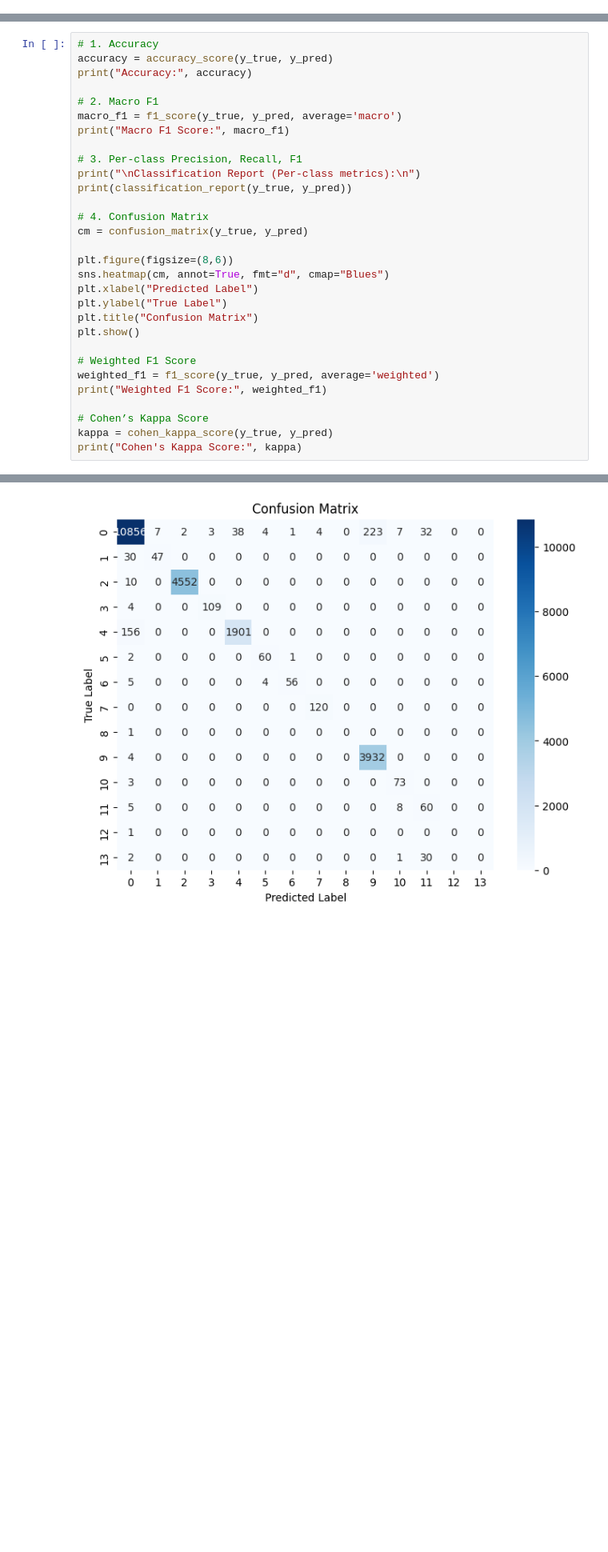
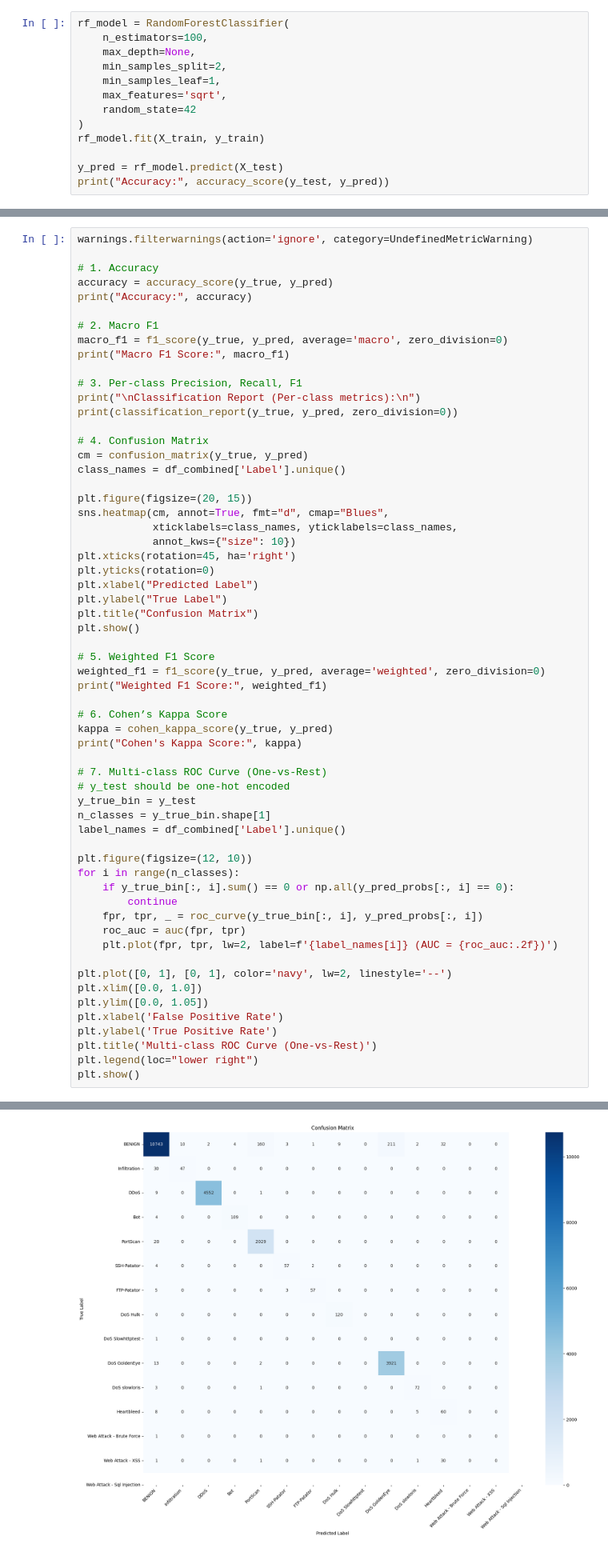
Before and after one commit to JamesTan44181/DLI-Group-Assignment, a Jupyter notebook: GroupAssignment.ipynb, the cells around one changed output, grey strips where cells are left out. Shown at 80% size. Saved outputs shown, nothing was run; the diff lists cells and outputs as text; blank space fills up the shorter version.

```diff
--- a/GroupAssignment.ipynb
+++ b/GroupAssignment.ipynb
@@ -359,0 +365,13 @@ Model: "sequential"
+# %%
+rf_model = RandomForestClassifier(
+    n_estimators=100,
+    max_depth=None,
+    min_samples_split=2,
+    min_samples_leaf=1,
+    max_features='sqrt',
+    random_state=42
+)
+rf_model.fit(X_train, y_train)
+
+y_pred = rf_model.predict(X_test)
+print("Accuracy:", accuracy_score(y_test, y_pred))
@@ -418,33 +438,63 @@ y_true = y_test.argmax(axis=1)
 # %% [markdown]
 Evaluation Metrics
 # %%
+warnings.filterwarnings(action='ignore', category=UndefinedMetricWarning)
+
 # 1. Accuracy
 accuracy = accuracy_score(y_true, y_pred)
 print("Accuracy:", accuracy)
 
 # 2. Macro F1
-macro_f1 = f1_score(y_true, y_pred, average='macro')
+macro_f1 = f1_score(y_true, y_pred, average='macro', zero_division=0)
 print("Macro F1 Score:", macro_f1)
 
 # 3. Per-class Precision, Recall, F1
 print("\nClassification Report (Per-class metrics):\n")
-print(classification_report(y_true, y_pred))
+print(classification_report(y_true, y_pred, zero_division=0))
 
 # 4. Confusion Matrix
 cm = confusion_matrix(y_true, y_pred)
+class_names = df_combined['Label'].unique()
 
-plt.figure(figsize=(8,6))
-sns.heatmap(cm, annot=True, fmt="d", cmap="Blues")
+plt.figure(figsize=(20, 15))
+sns.heatmap(cm, annot=True, fmt="d", cmap="Blues",
+            xticklabels=class_names, yticklabels=class_names,
+            annot_kws={"size": 10})
+plt.xticks(rotation=45, ha='right')
+plt.yticks(rotation=0)
 plt.xlabel("Predicted Label")
 plt.ylabel("True Label")
 plt.title("Confusion Matrix")
 plt.show()
 
-# Weighted F1 Score
-weighted_f1 = f1_score(y_true, y_pred, average='weighted')
+# 5. Weighted F1 Score
+weighted_f1 = f1_score(y_true, y_pred, average='weighted', zero_division=0)
 print("Weighted F1 Score:", weighted_f1)
 
-# Cohen’s Kappa Score
+# 6. Cohen’s Kappa Score
 kappa = cohen_kappa_score(y_true, y_pred)
 print("Cohen's Kappa Score:", kappa)
+
+# 7. Multi-class ROC Curve (One-vs-Rest)
+# y_test should be one-hot encoded
+y_true_bin = y_test
+n_classes = y_true_bin.shape[1]
+label_names = df_combined['Label'].unique()
+
+plt.figure(figsize=(12, 10))
+for i in range(n_classes):
+    if y_true_bin[:, i].sum() == 0 or np.all(y_pred_probs[:, i] == 0):
+        continue
+    fpr, tpr, _ = roc_curve(y_true_bin[:, i], y_pred_probs[:, i])
+    roc_auc = auc(fpr, tpr)
+    plt.plot(fpr, tpr, lw=2, label=f'{label_names[i]} (AUC = {roc_auc:.2f})')
+
+plt.plot([0, 1], [0, 1], color='navy', lw=2, linestyle='--')
+plt.xlim([0.0, 1.0])
+plt.ylim([0.0, 1.05])
+plt.xlabel('False Positive Rate')
+plt.ylabel('True Positive Rate')
+plt.title('Multi-class ROC Curve (One-vs-Rest)')
+plt.legend(loc="lower right")
+plt.show()
 # %% [output]
@@ -467,2 +517,2 @@ Classification Report (Per-class metrics):
 weighted avg       0.97      0.97      0.97     22354
-[figure, old version]
+[figure, new version]
```
Also changed, not shown: parts of 14 cells of this notebook.
